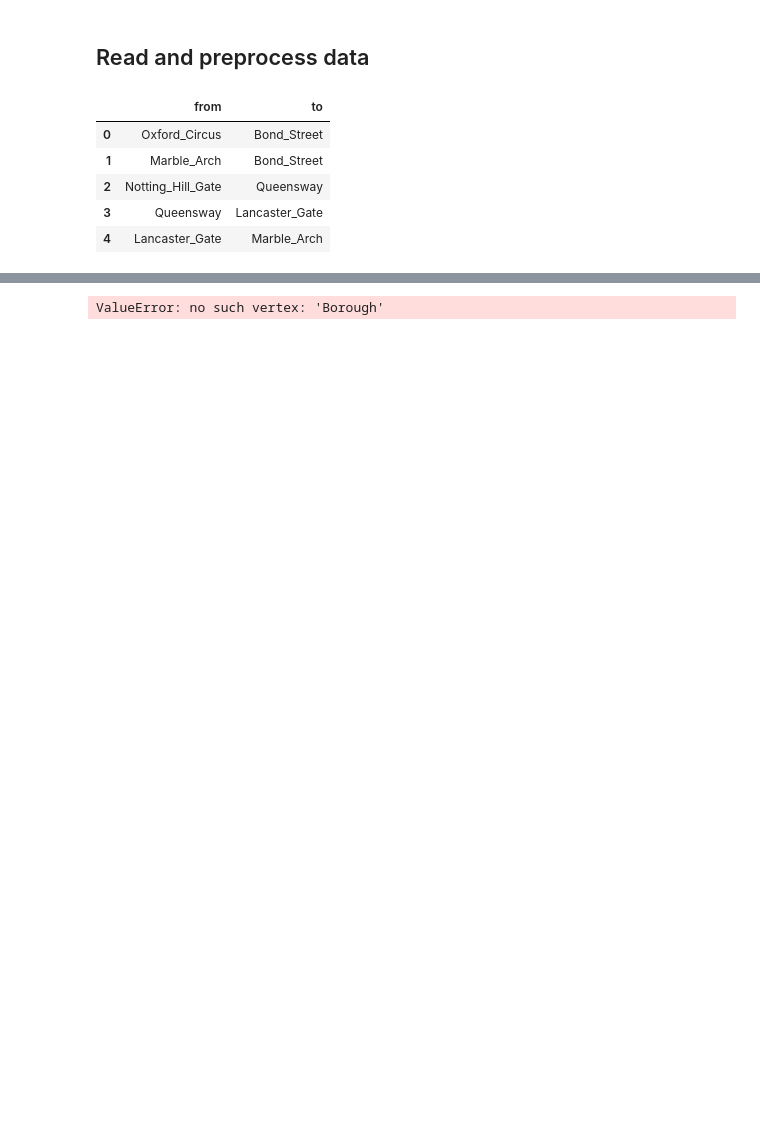
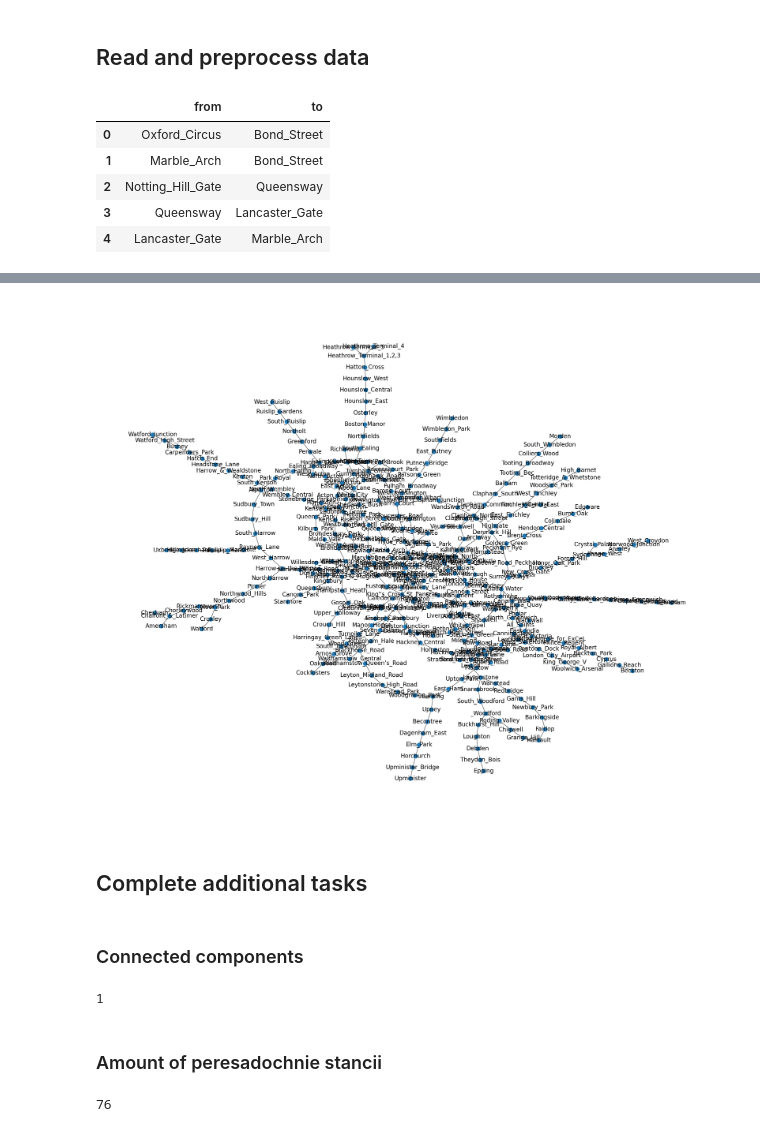
Before and after one commit to kvufee/itmo, a Jupyter notebook: 2 sem/dm_task_subway.ipynb, the cells around one changed output, grey strips where cells are left out. Drawn from its saved outputs; the diff is of its cells as text; code cells hidden in the pictures; blank space fills up the shorter version.

```diff
--- a/2 sem/dm_task_subway.ipynb
+++ b/2 sem/dm_task_subway.ipynb
@@ -16,6 +16,3 @@ data.head(5)
 | 2 | Notting_Hill_Gate | Queensway |
 | 3 | Queensway | Lancaster_Gate |
 | 4 | Lancaster_Gate | Marble_Arch |
-# %%
-series = data.set_index('from')['to']
-series
@@ -49,5 +20,0 @@ graph.add_vertices(vertices)
-# %%
-edges = list(zip(series.index, series.values))
-graph.add_edges(edges)
-# %% [output]
-ValueError: no such vertex: 'Borough'
@@ -53,0 +23,31 @@ ValueError: no such vertex: 'Borough'
+# %%
+g = nx.from_pandas_edgelist(data, 'from', 'to')
+# %%
+plt.figure(figsize=(30, 25))
+nx.draw_kamada_kawai(g, with_labels = True, node_size = 200, font_size = 20)
+# %% [output]
+[figure, added]
+# %% [markdown]
+## Complete additional tasks
+# %% [markdown]
+### Connected components
+# %%
+amount_of_components = nx.number_connected_components(g)
+amount_of_components
+# %% [output]
+1
+# %% [markdown]
+### Amount of peresadochnie stancii
+# %%
+counter = 0
+
+degrees = pd.unique(list(g.degree))
+test = []
+
+for i in range(len(degrees)):
+    if degrees[i][1] >= 3:
+        counter += 1
+
+counter
+# %% [output]
+76
```
Also changed, not shown: parts of 8 cells of this notebook.
